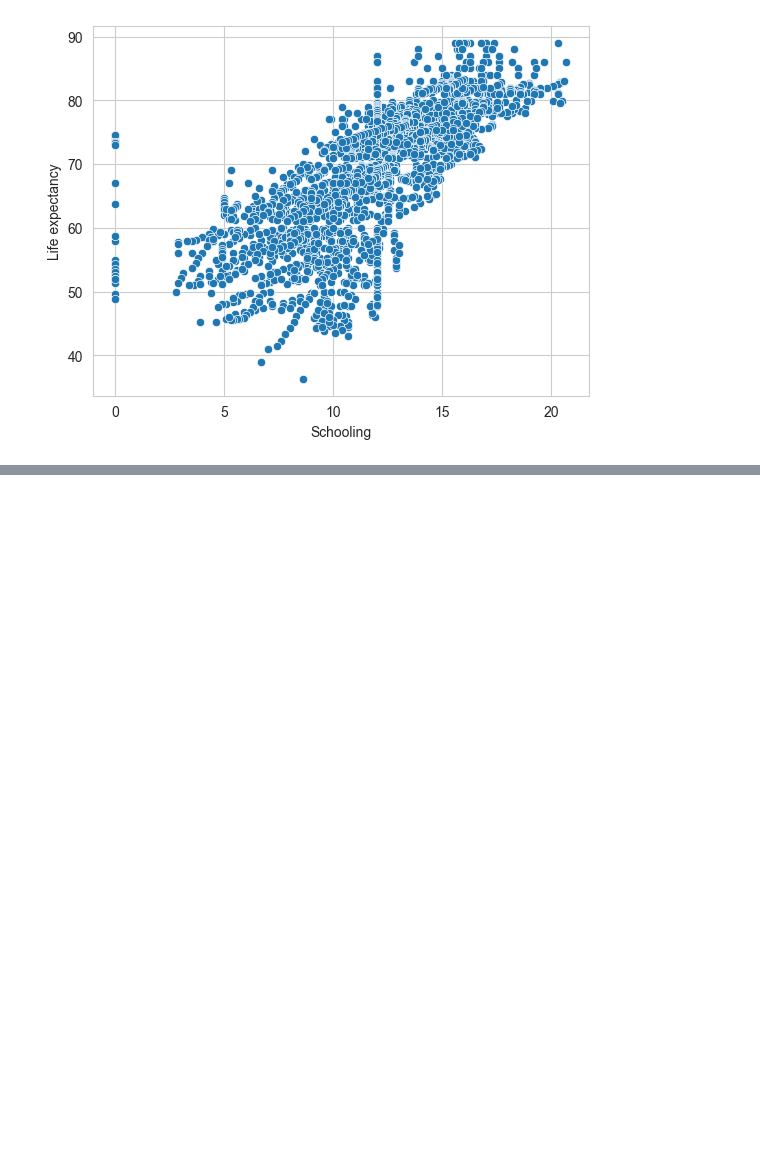
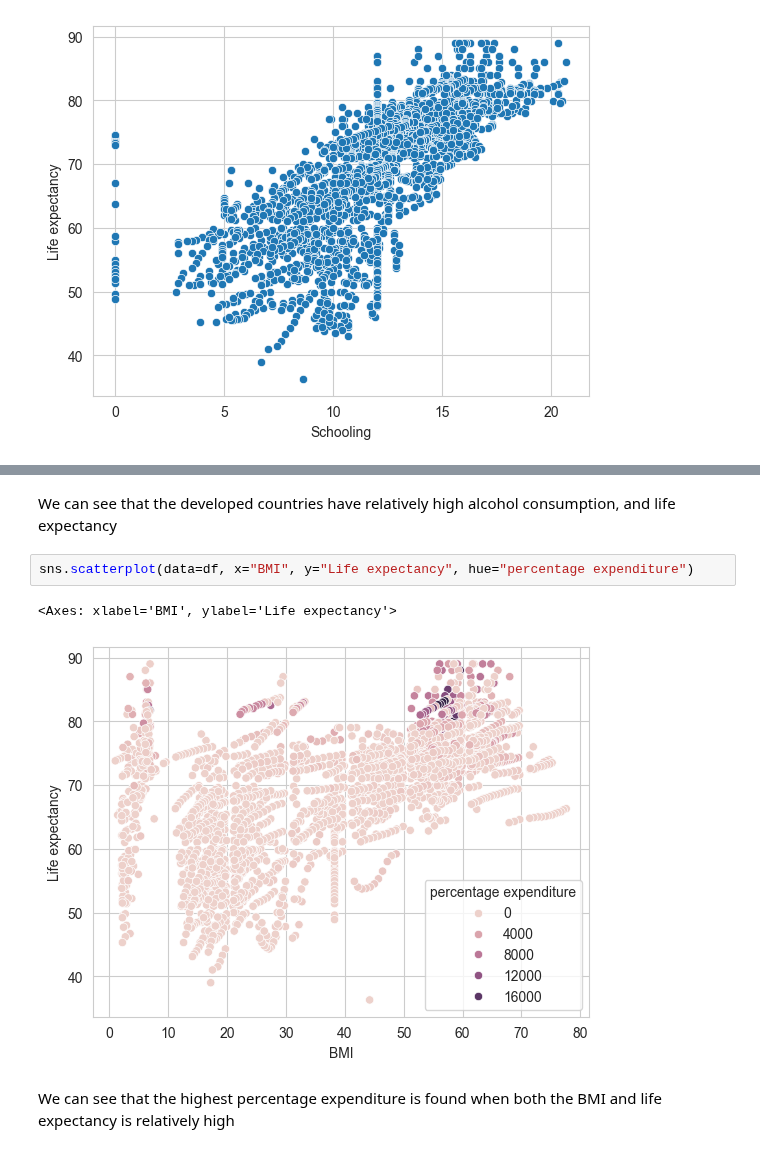
Before and after one commit to berkaybgk/portfolio, a Jupyter notebook: regression/eda.ipynb, the cells around one changed output, grey strips where cells are left out. Cells and saved outputs as stored; diff of their text form; blank space fills up the shorter version.

```diff
--- a/regression/eda.ipynb
+++ b/regression/eda.ipynb
@@ -184,0 +225,9 @@ sns.scatterplot(data=df, x="Schooling", y="Life expectancy")
+# %% [markdown]
+We can see that the developed countries have relatively high alcohol consumption, and life expectancy
+# %%
+sns.scatterplot(data=df, x="BMI", y="Life expectancy", hue="percentage expenditure")
+# %% [output]
+<Axes: xlabel='BMI', ylabel='Life expectancy'>
+[figure, added]
+# %% [markdown]
+We can see that the highest percentage expenditure is found when both the BMI and life expectancy is relatively high
```
Also changed, not shown: parts of 4 cells of this notebook, 7 other files.
